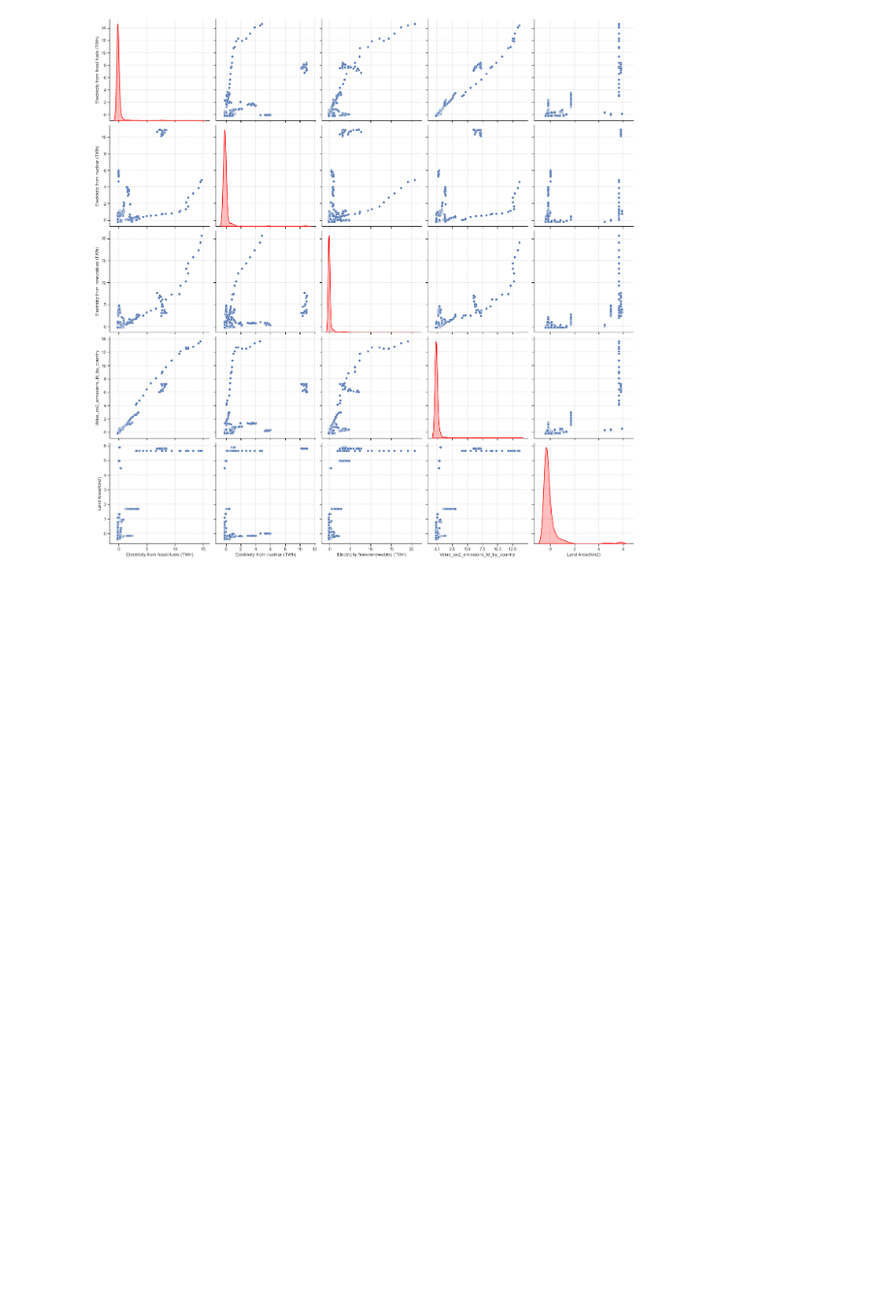
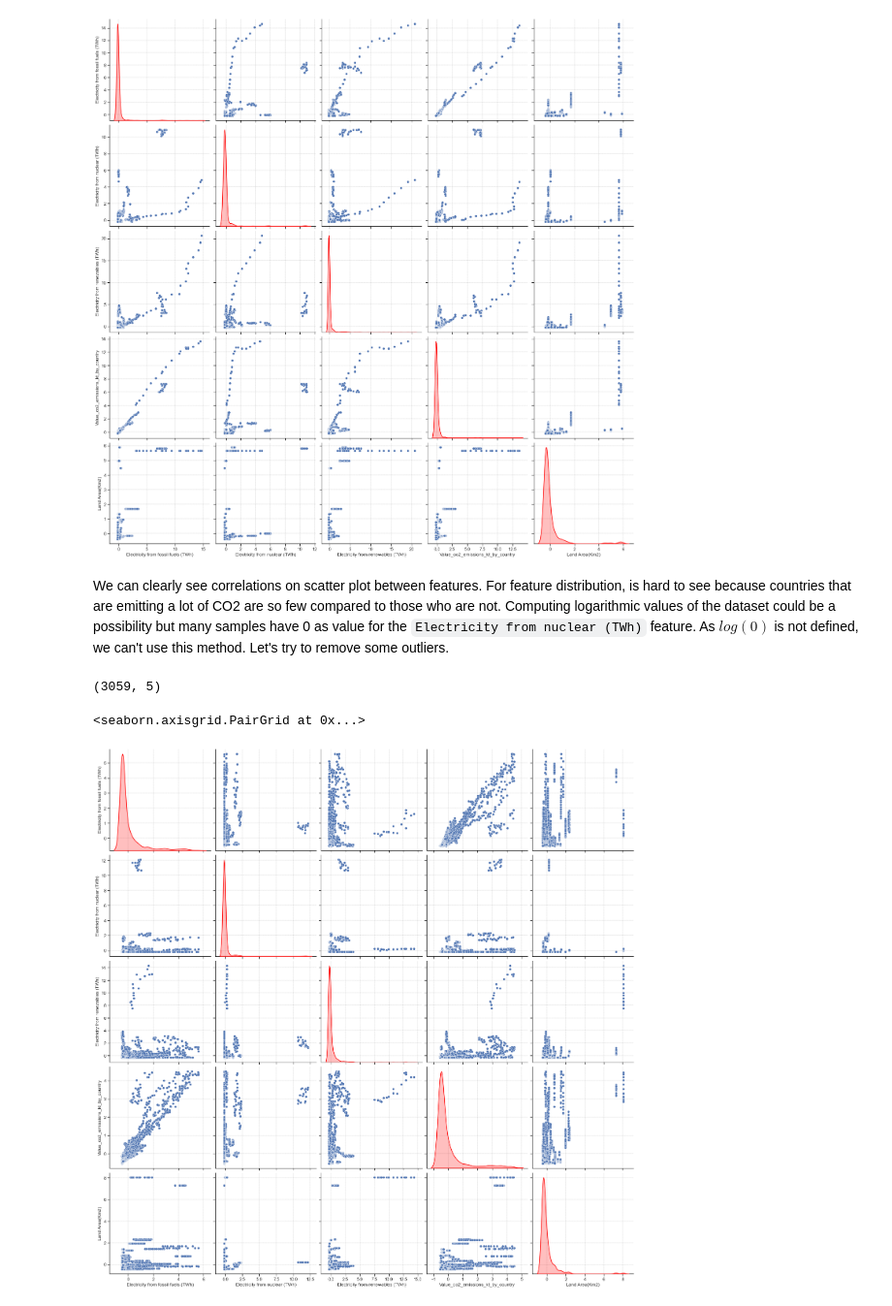
Before and after one commit to lethib/ME_8803_final_project, a Jupyter notebook: EDA/dataset_sampling.ipynb, the cells around one changed output. Shown at 97% size. Drawn from its saved outputs; the diff is of its cells as text; code cells hidden in the pictures; blank space fills up the shorter version.

```diff
--- a/EDA/dataset_sampling.ipynb
+++ b/EDA/dataset_sampling.ipynb
@@ -115,3 +177,17 @@ sns.pairplot(normalized_df_co2, height=4, kind="scatter", diag_kind="kde", diag_
 # %% [output]
 <seaborn.axisgrid.PairGrid at 0x...>
 [figure]
+# %% [markdown]
+We can clearly see correlations on scatter plot between features. For feature distribution, is hard to see because countries that are emitting a lot of CO2 are so few compared to those who are not. Computing logarithmic values of the dataset could be a possibility but many samples have 0 as value for the `Electricity from nuclear (TWh)` feature. As $log(0)$ is not defined, we can't use this method. Let's try to remove some outliers.
+# %%
+top_outliers_co2 = df_co2['Value_co2_emissions_kt_by_country'].quantile(0.95)
+
+normalized_df_co2_2 = normalizeDataFrame(df_co2[df_co2['Value_co2_emissions_kt_by_country'] < top_outliers_co2].iloc[:, 2:])
+
+print(normalized_df_co2_2.shape)
+
+sns.pairplot(normalized_df_co2_2, height=4, kind="scatter", diag_kind="kde", diag_kws={"linewidth": 1.5, "color": "red"})
+# %% [output]
+(3059, 5)
+<seaborn.axisgrid.PairGrid at 0x...>
+[figure, added]
```
Also changed, not shown: parts of 33 cells of this notebook.
